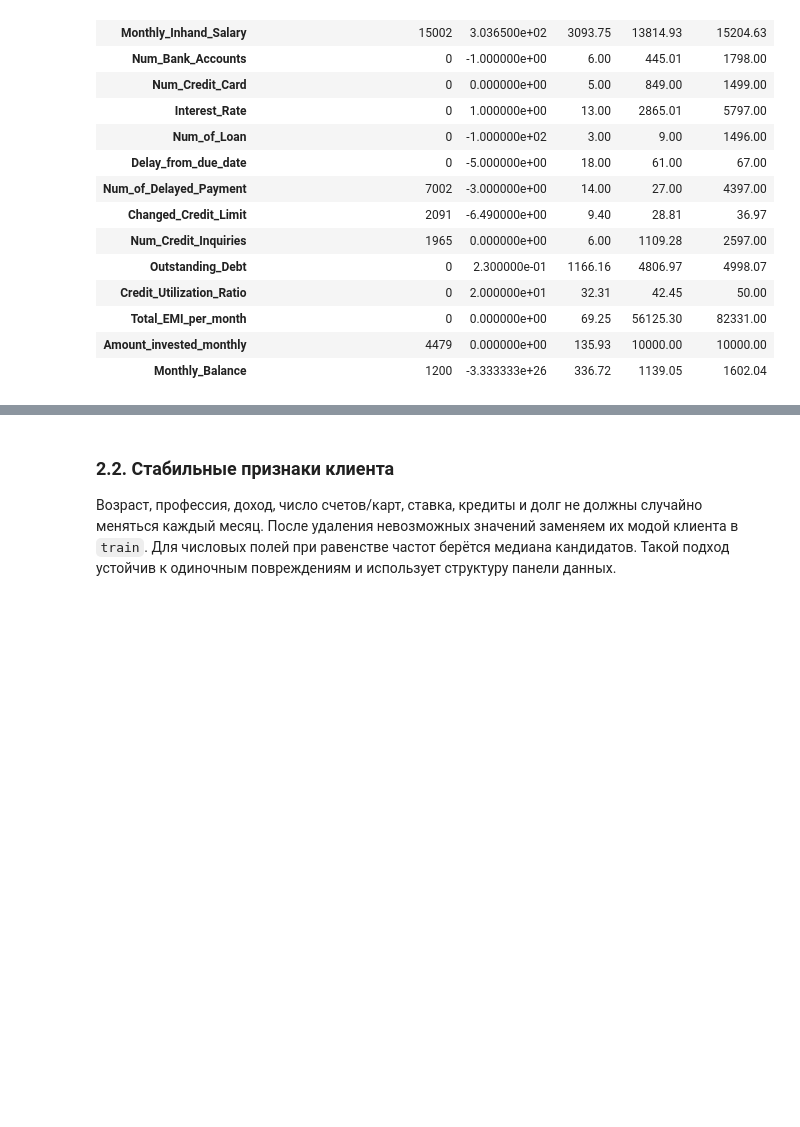
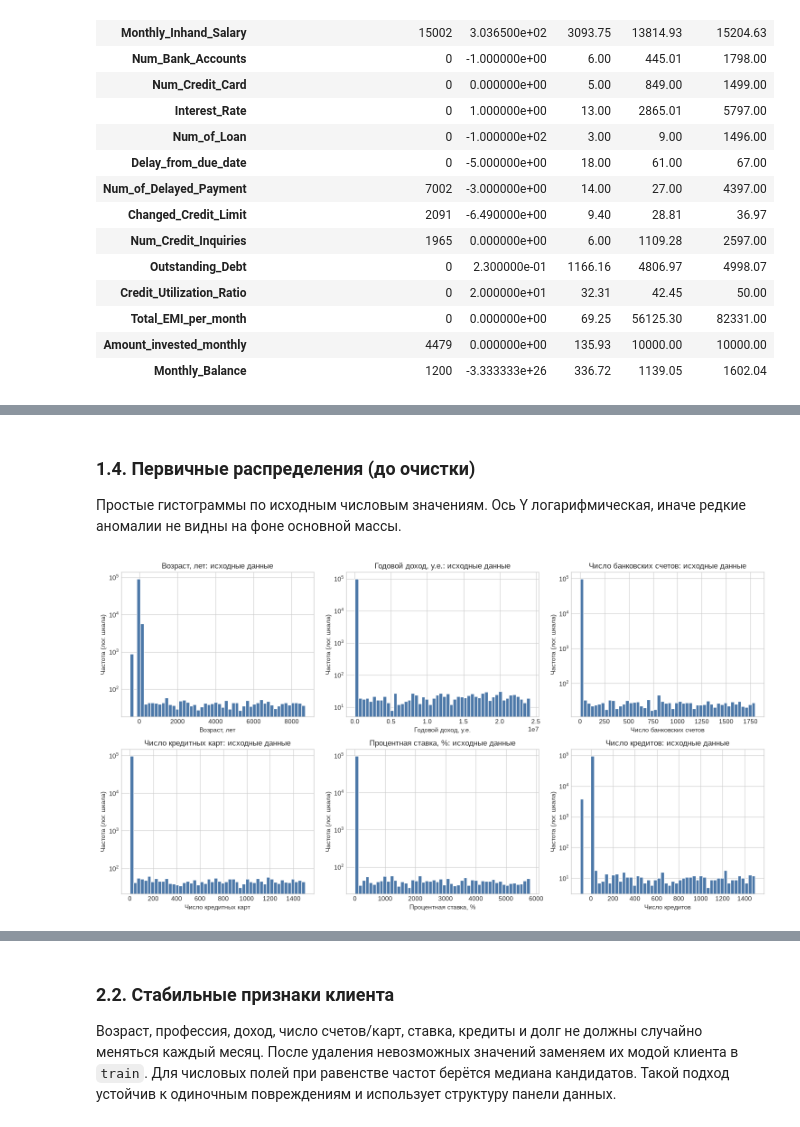
Before and after one commit to undndnwnkk/university-works, a Jupyter notebook: data-analysis-3rd-course/dataset-intro/lr1_credit_score_preprocessing.ipynb, the cells around one changed output, grey strips where cells are left out. Saved outputs shown, nothing was run; the diff lists cells and outputs as text; code cells hidden in the pictures; blank space fills up the shorter version.

```diff
--- a/data-analysis-3rd-course/dataset-intro/lr1_credit_score_preprocessing.ipynb
+++ b/data-analysis-3rd-course/dataset-intro/lr1_credit_score_preprocessing.ipynb
@@ -293,0 +324,5 @@ pd.DataFrame(raw_ranges).set_index("признак").round(2)
+# %%
+raw_numeric = pd.DataFrame({column: numeric_view(train_raw[column]) for column in raw_numeric_columns})
+raw_stats = raw_numeric.agg(["mean", "median", "std", "min", "max"]).T
+raw_stats["mean / median"] = raw_stats["mean"] / raw_stats["median"]
+raw_stats.style.format("{:,.2f}")
@@ -294,3 +347,28 @@ pd.DataFrame(raw_ranges).set_index("признак").round(2)
+# %% [markdown]
+### 1.4. Первичные распределения (до очистки)
+
+Простые гистограммы по исходным числовым значениям. Ось Y логарифмическая, иначе редкие аномалии не видны на фоне основной массы.
+# %%
+raw_hist_columns = [
+    ("Age", "Возраст, лет"),
+    ("Annual_Income", "Годовой доход, у.е."),
+    ("Num_Bank_Accounts", "Число банковских счетов"),
+    ("Num_Credit_Card", "Число кредитных карт"),
+    ("Interest_Rate", "Процентная ставка, %"),
+    ("Num_of_Loan", "Число кредитов"),
+]
+
+fig, axes = plt.subplots(2, 3, figsize=(15, 8))
+for ax, (column, label) in zip(axes.flat, raw_hist_columns):
+    ax.hist(raw_numeric[column].dropna(), bins=50, color="#4c78a8", edgecolor="white")
+    ax.set_yscale("log")
+    ax.set_title(f"{label}: исходные данные")
+    ax.set_xlabel(label)
+    ax.set_ylabel("Частота (лог. шкала)")
+plt.tight_layout()
+plt.show()
+# %% [output]
+[figure, added]
 # %% [markdown]
 ### Наблюдения по исходным данным
 
```
Also changed, not shown: parts of 13 cells of this notebook, 2 other files.
